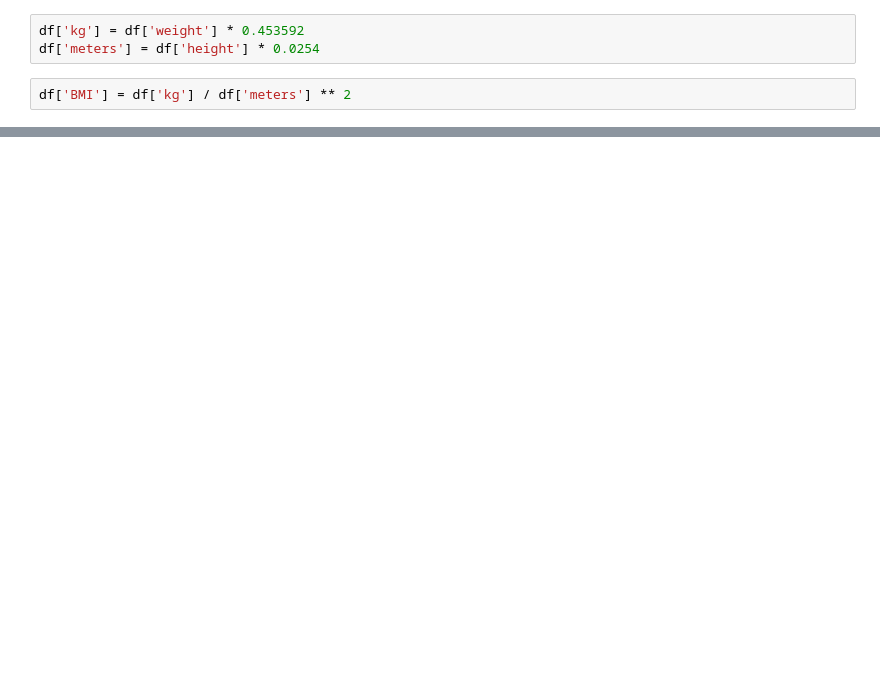
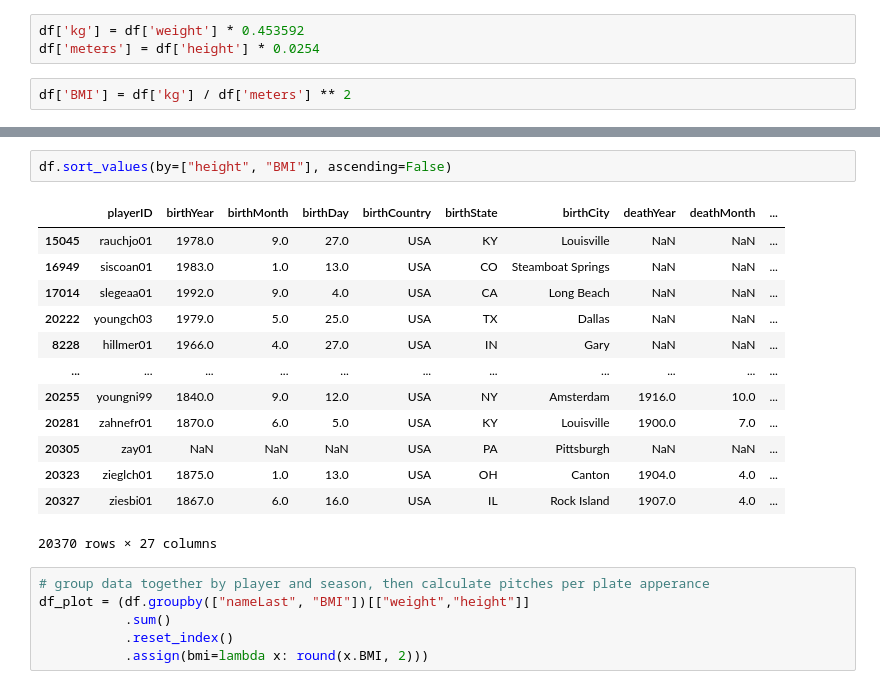
Before and after one commit to obverter/baseballings, a Jupyter notebook: high-bmi.ipynb, the cells around one changed output, grey strips where cells are left out. Saved outputs shown, nothing was run; the diff lists cells and outputs as text; blank space fills up the shorter version.

```diff
--- a/high-bmi.ipynb
+++ b/high-bmi.ipynb
@@ -48,0 +29,22 @@ df.loc[df['bbrefID'] == 'colonba01'] # Check for Bartolo.
+# %%
+df.sort_values(by=["height", "BMI"], ascending=False)
+# %% [output]
+|  | playerID | birthYear | birthMonth | birthDay | birthCountry | birthState | birthCity | deathYear | deathMonth | ... |
+| 15045 | rauchjo01 | 1978.0 | 9.0 | 27.0 | USA | KY | Louisville | NaN | NaN | ... |
+| 16949 | siscoan01 | 1983.0 | 1.0 | 13.0 | USA | CO | Steamboat Springs | NaN | NaN | ... |
+| 17014 | slegeaa01 | 1992.0 | 9.0 | 4.0 | USA | CA | Long Beach | NaN | NaN | ... |
+| 20222 | youngch03 | 1979.0 | 5.0 | 25.0 | USA | TX | Dallas | NaN | NaN | ... |
+| 8228 | hillmer01 | 1966.0 | 4.0 | 27.0 | USA | IN | Gary | NaN | NaN | ... |
+| ... | ... | ... | ... | ... | ... | ... | ... | ... | ... | ... |
+| 20255 | youngni99 | 1840.0 | 9.0 | 12.0 | USA | NY | Amsterdam | 1916.0 | 10.0 | ... |
+| 20281 | zahnefr01 | 1870.0 | 6.0 | 5.0 | USA | KY | Louisville | 1900.0 | 7.0 | ... |
+| 20305 | zay01 | NaN | NaN | NaN | USA | PA | Pittsburgh | NaN | NaN | ... |
+| 20323 | zieglch01 | 1875.0 | 1.0 | 13.0 | USA | OH | Canton | 1904.0 | 4.0 | ... |
+| 20327 | ziesbi01 | 1867.0 | 6.0 | 16.0 | USA | IL | Rock Island | 1907.0 | 4.0 | ... |
+20370 rows × 27 columns
+# %%
+# group data together by player and season, then calculate pitches per plate apperance
+df_plot = (df.groupby(["nameLast", "BMI"])[["weight","height"]]
+           .sum()
+           .reset_index()
+           .assign(bmi=lambda x: round(x.BMI, 2)))
```
Also changed, not shown: parts of 8 cells of this notebook.
